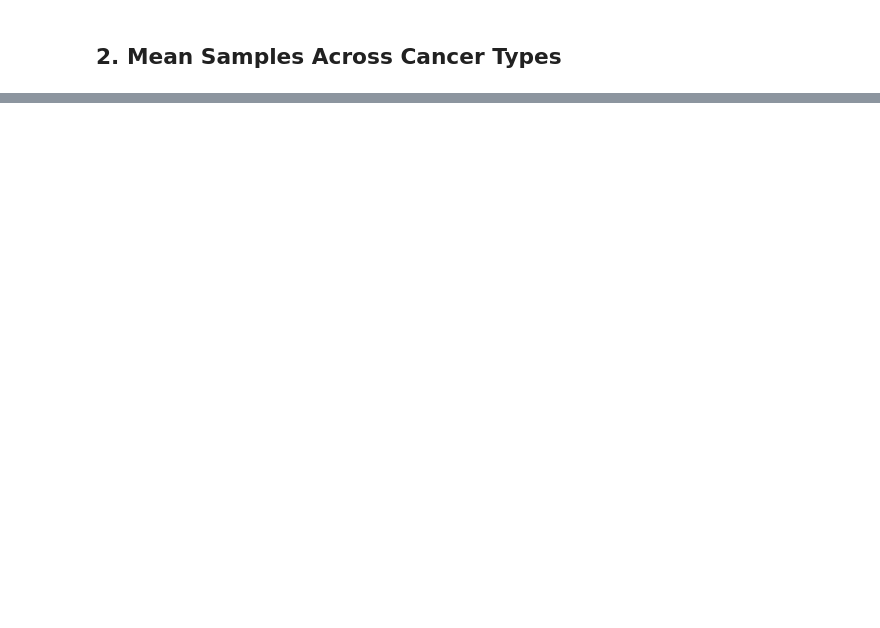
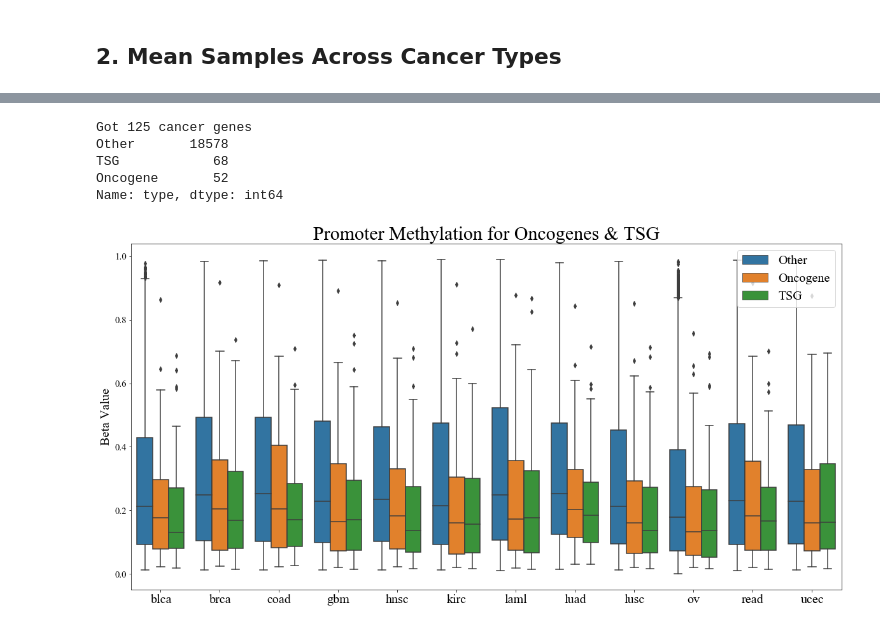
Before and after one commit to schulter/EMOGI, a Jupyter notebook: pancancer/methylation/build_methylation_container.ipynb, the cells around one changed output, grey strips where cells are left out. Drawn from its saved outputs; the diff is of its cells as text; code cells hidden in the pictures; blank space fills up the shorter version.

```diff
--- a/pancancer/methylation/build_methylation_container.ipynb
+++ b/pancancer/methylation/build_methylation_container.ipynb
@@ -205,0 +81,18 @@ Container written to ../../data/pancancer/iref_methylation_450k_genebody.h5
+# %%
+# first, transpose and add column with cancer type
+meth_t = meth_all_tumor_samples.T
+meth_t['cancer_type'] = [None] + [i[1] for i in meth_t.index.str.split('|')[1:]]
+
+# remove everything that is not a promoter beta value (remove support and gene body methylation)
+meth_prom_only = meth_t[meth_t.index.str.contains('beta_value_promoter')]
+meth_gene_only = meth_t[meth_t.index.str.contains('beta_value_gene')]
+
+# compute mean across all cancer types
+meth_prom_only_mean = meth_prom_only.fillna(0).groupby('cancer_type').mean().T
+meth_prom_only_mean['Symbol'] = meth_all_tumor_samples.Symbol # reintroduce gene names
+meth_prom_only_mean.set_index('Symbol', inplace=True) # set them as index
+
+if meth_gene_only.shape[0] > 0:
+    meth_gene_only_mean = meth_gene_only.fillna(0).groupby('cancer_type').mean().T
+    meth_gene_only_mean['Symbol'] = meth_all_tumor_samples.Symbol # reintroduce gene names
+    meth_gene_only_mean.set_index('Symbol', inplace=True) # set them as index
@@ -205,0 +180,32 @@ Container written to ../../data/pancancer/iref_methylation_450k_genebody.h5
+# %%
+cancer_genes = pd.read_csv('../../data/pancancer/vogelstein/table_s2a.csv', sep='\t', header=0)
+cancer_genes.columns = [i.strip('*') for i in cancer_genes.columns]
+oncogenes = cancer_genes[cancer_genes.Classification == "Oncogene"]
+suppressors = cancer_genes[cancer_genes.Classification == "TSG"]
+print ("Got {} cancer genes".format(cancer_genes.shape[0]))
+
+meth_prom_only_mean_onco = meth_prom_only_mean
+meth_prom_only_mean_onco.drop('kind', axis=1, inplace=True, errors='ignore')
+meth_prom_only_mean_onco['type'] = 'Other'
+meth_prom_only_mean_onco.loc[meth_prom_only_mean_onco.index.isin(oncogenes['Gene Symbol']), 'type'] = 'Oncogene'
+meth_prom_only_mean_onco.loc[meth_prom_only_mean_onco.index.isin(suppressors['Gene Symbol']), 'type'] = 'TSG'
+print (meth_prom_only_mean_onco.type.value_counts())
+# plot
+fig = plt.figure(figsize=(20, 10))
+ax = seaborn.boxplot(data=pd.melt(meth_prom_only_mean_onco, id_vars=['type']), x='cancer_type', y='value', hue='type', dodge=True)
+plt.xlabel('')
+plt.ylabel('Beta Value', fontsize=20)
+plt.title('Promoter Methylation for Oncogenes & TSG', fontsize=30)
+ax.tick_params(axis='x', which='major', labelsize=20)
+ax.tick_params(axis='y', which='major', labelsize=15)
+plt.setp(ax.get_legend().get_texts(), fontsize='20')
+plt.legend(loc='upper right', fontsize=20)
+fig.savefig('../../data/pancancer/TCGA/methylation/oncogene_TSG_promoter_methylation.svg')
+fig.savefig('../../data/pancancer/TCGA/methylation/oncogene_TSG_promoter_methylation.png', dpi=300)
+# %% [output]
+Got 125 cancer genes
+Other       18578
+TSG            68
+Oncogene       52
+Name: type, dtype: int64
+[figure, added]
```
Also changed, not shown: parts of 38 cells of this notebook, 1 other file.
